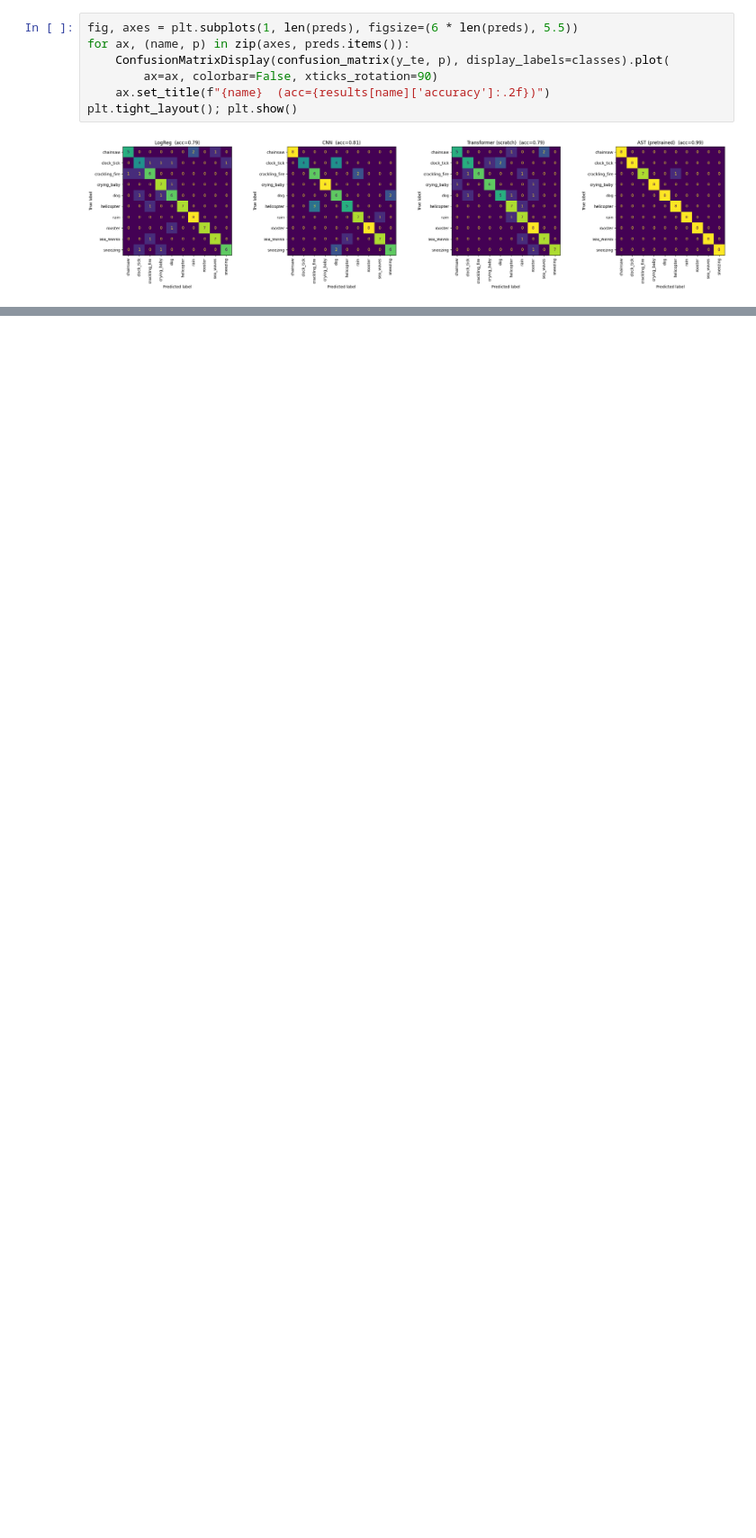
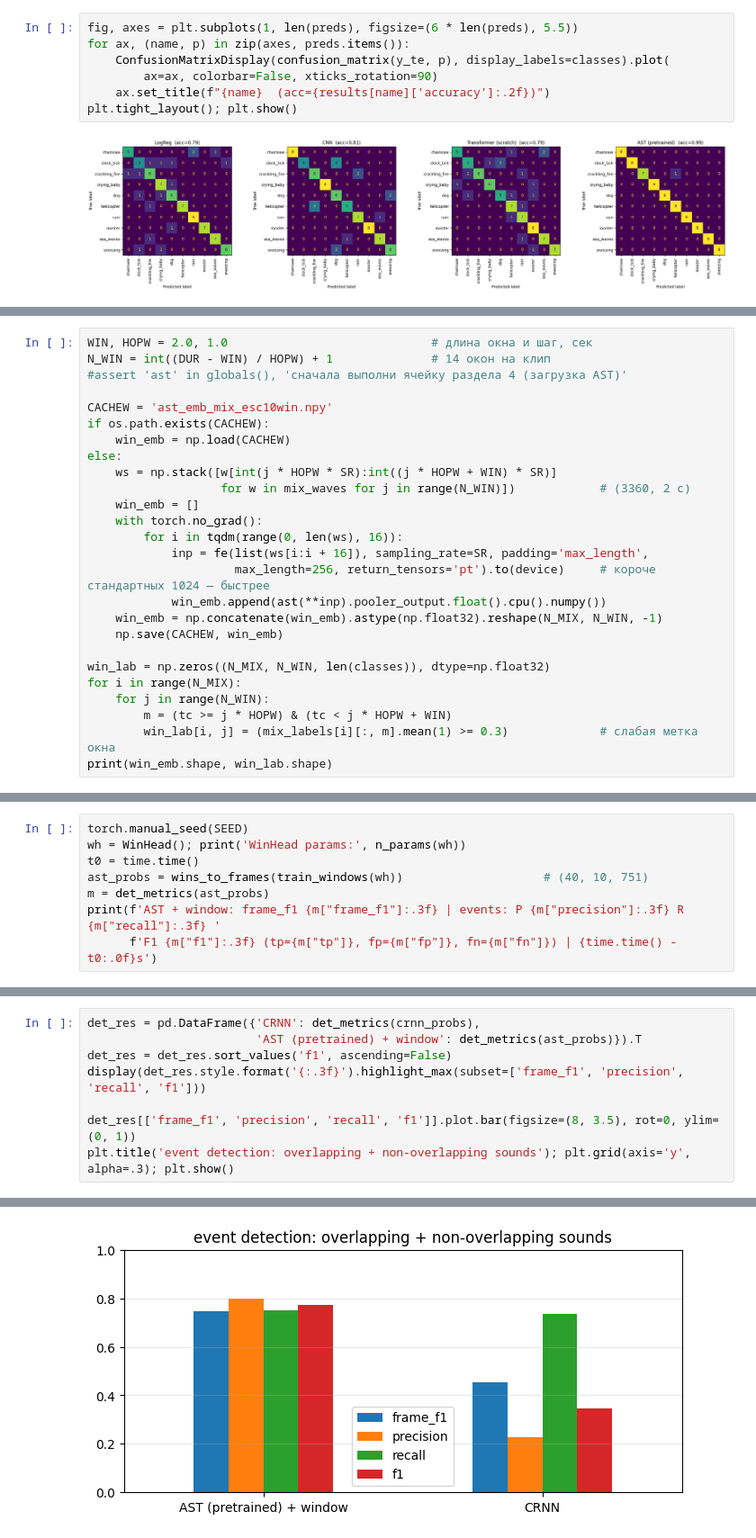
Before and after one commit to Saveliy1501/DS-homeworks, a Jupyter notebook: homeworks/sound.ipynb, the cells around one changed output, grey strips where cells are left out. Shown at 90% size. Drawn from its saved outputs; the diff is of its cells as text; blank space fills up the shorter version.

Commit message:
Event detection sound

```diff
--- a/homeworks/sound.ipynb
+++ b/homeworks/sound.ipynb
@@ -253,0 +442,26 @@ plt.tight_layout(); plt.show()
+# %%
+WIN, HOPW = 2.0, 1.0                             # длина окна и шаг, сек
+N_WIN = int((DUR - WIN) / HOPW) + 1              # 14 окон на клип
+#assert 'ast' in globals(), 'сначала выполни ячейку раздела 4 (загрузка AST)'
+
+CACHEW = 'ast_emb_mix_esc10win.npy'
+if os.path.exists(CACHEW):
+    win_emb = np.load(CACHEW)
+else:
+    ws = np.stack([w[int(j * HOPW * SR):int((j * HOPW + WIN) * SR)]
+                   for w in mix_waves for j in range(N_WIN)])            # (3360, 2 с)
+    win_emb = []
+    with torch.no_grad():
+        for i in tqdm(range(0, len(ws), 16)):
+            inp = fe(list(ws[i:i + 16]), sampling_rate=SR, padding='max_length',
+                     max_length=256, return_tensors='pt').to(device)     # короче стандартных 1024 — быстрее
+            win_emb.append(ast(**inp).pooler_output.float().cpu().numpy())
+    win_emb = np.concatenate(win_emb).astype(np.float32).reshape(N_MIX, N_WIN, -1)
+    np.save(CACHEW, win_emb)
+
+win_lab = np.zeros((N_MIX, N_WIN, len(classes)), dtype=np.float32)
+for i in range(N_MIX):
+    for j in range(N_WIN):
+        m = (tc >= j * HOPW) & (tc < j * HOPW + WIN)
+        win_lab[i, j] = (mix_labels[i][:, m].mean(1) >= 0.3)             # слабая метка окна
+print(win_emb.shape, win_lab.shape)
@@ -253,0 +503,8 @@ plt.tight_layout(); plt.show()
+# %%
+torch.manual_seed(SEED)
+wh = WinHead(); print('WinHead params:', n_params(wh))
+t0 = time.time()
+ast_probs = wins_to_frames(train_windows(wh))                    # (40, 10, 751)
+m = det_metrics(ast_probs)
+print(f'AST + window: frame_f1 {m["frame_f1"]:.3f} | events: P {m["precision"]:.3f} R {m["recall"]:.3f} '
+      f'F1 {m["f1"]:.3f} (tp={m["tp"]}, fp={m["fp"]}, fn={m["fn"]}) | {time.time() - t0:.0f}s')
@@ -253,0 +517,9 @@ plt.tight_layout(); plt.show()
+# %%
+det_res = pd.DataFrame({'CRNN': det_metrics(crnn_probs),
+                        'AST (pretrained) + window': det_metrics(ast_probs)}).T
+det_res = det_res.sort_values('f1', ascending=False)
+display(det_res.style.format('{:.3f}').highlight_max(subset=['frame_f1', 'precision', 'recall', 'f1']))
+
+det_res[['frame_f1', 'precision', 'recall', 'f1']].plot.bar(figsize=(8, 3.5), rot=0, ylim=(0, 1))
+plt.title('event detection: overlapping + non-overlapping sounds'); plt.grid(axis='y', alpha=.3); plt.show()
+# %% [output]
@@ -253,0 +529 @@ plt.tight_layout(); plt.show()
+[figure, added]
```
Also changed, not shown: parts of 20 cells of this notebook, 1 other file.
